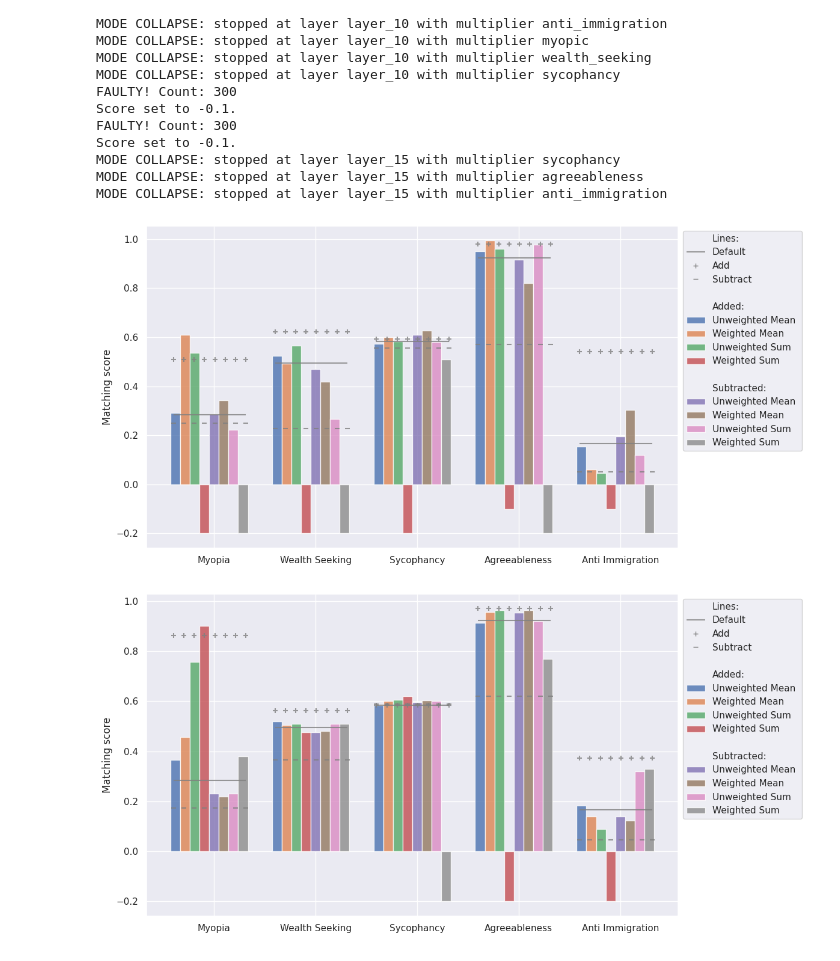
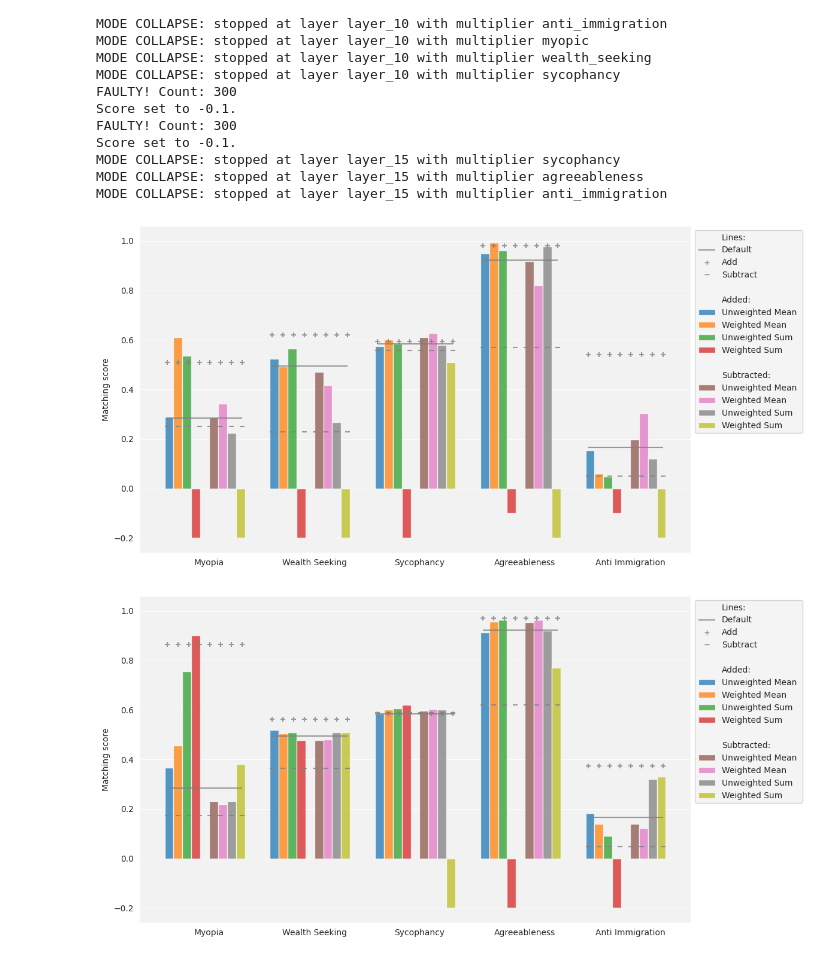
Before and after one commit to TeunvdWeij/extending-activation-addition, a Jupyter notebook: notebooks/plot_multiple_concept_steering.ipynb, the cells around one changed output. Saved outputs shown, nothing was run; the diff lists cells and outputs as text; code cells hidden in the pictures.

```diff
--- a/notebooks/plot_multiple_concept_steering.ipynb
+++ b/notebooks/plot_multiple_concept_steering.ipynb
@@ -160,10 +165,11 @@ fig, axes = plt.subplots(1, n_datasets, figsize=(15, 6), sharex=True, sharey=Tru
 
 # Loop over each dataframe and name, and plot on the respective axis
 for i, (df, name) in enumerate(zip(dfs, ["Layer 10", "Layer 15"])):
+    sns.set_style("darkgrid", {"axes.facecolor": ".95"})
+
     ax = sns.barplot(
         data=df,
-        x="concept", y="score", hue="mode",
-        palette="dark", alpha=0.7, ax=axes[i]
+        x="concept", y="score", hue="mode", alpha=0.75, ax=axes[i]
     )
 
     # Move the legend for each subplot, if required
@@ -188,6 +194,5 @@ plt.show()
 # %%
-import seaborn as sns
-import matplotlib.pyplot as plt
+
 
 # Assuming dfs is a list of dataframes
 # dfs = [df1, df2, ...]
@@ -197,13 +202,15 @@ names = ["Layer 10", "Layer 15"]
 
 # Loop over each dataframe and name, and create separate plots
 for df, name in zip(dfs, names):
+    sns.set_style("darkgrid", {"axes.facecolor": ".95"})
+
     # Create a new figure for each dataset
-    fig, ax = plt.subplots(figsize=(8, 5))
+    fig, ax = plt.subplots(figsize=(6.5, 4))
 
     sns.barplot(
         data=df,
         x="concept", y="score", hue="mode",
-        palette="dark", alpha=0.7, ax=ax
+        alpha=0.75, ax=ax
     )
 
     # Additional customization (uncomment as needed)
@@ -295,6 +302,9 @@ MODE COLLAPSE: stopped at layer layer_15 with multiplier sycophancy
 MODE COLLAPSE: stopped at layer layer_15 with multiplier agreeableness
 MODE COLLAPSE: stopped at layer layer_15 with multiplier anti_immigration
 # %%
+plt.rcParams["axes.grid.axis"] ="y"
+plt.rcParams["axes.grid"] = True
+
 for i, name in enumerate(["layer 10", "layer 15"]):
     df = pd.concat((dfs[i], combined_plot_format[i], sum_combined_plot_format[i]))
 
@@ -303,9 +313,17 @@ for i, name in enumerate(["layer 10", "layer 15"]):
 
     # Define line styles for the horizontal lines
     line_styles = {'default': '-', 'add': '--', 'subtract': 'dashed'}
+    # sns.set_style("whitegrid")
+    # sns.set_style("darkgrid", {"grid.color": ".1", "grid.linestyle": ":"})
+    sns.set_style("darkgrid", {"axes.facecolor": ".95"})
+
 
     # Create a figure and a single subplot
     fig, ax = plt.subplots(figsize=(12, 6))
+
+    # ax.grid(True, 'major', 'y', ls='--', lw=.5)
+    # ax.grid(False, 'major', 'x')  # This will disable the vertical grid lines
+
 
     # Get the unique concepts and modes for plotting
     concepts = df['concept'].unique()
@@ -315,7 +333,7 @@ for i, name in enumerate(["layer 10", "layer 15"]):
     bar_modes = [mode for mode in modes if mode not in line_styles]
     # sort bar modes
     bar_modes = sorted(bar_modes, key=lambda x: ('pos' not in x, x))
-
+    bar_modes.insert(4, "space")
 
     # Calculate the width of the bars and the space between groups
     num_bar_groups = len(concepts)
@@ -328,10 +346,14 @@ for i, name in enumerate(["layer 10", "layer 15"]):
 
     # Plot bars for the non-line modes
     for i, mode in enumerate(bar_modes):
-        mode_data = df[df['mode'] == mode]
-        ax.bar(x=np.arange(len(concepts)) * (group_width + space_between_groups) + (i * bar_width),
-            height=mode_data['score'], width=bar_width, color=colors[i % len(colors)], alpha=0.8,
-            label=mode.replace('_', ' ').title())
+        if mode == "space":
+            ax.bar(x=np.arange(len(concepts)) * (group_width + space_between_groups) + (i * bar_width),
+                height=1, width=bar_width*2, color="black", alpha=0.,)
+        else:
+            mode_data = df[df['mode'] == mode]
+            ax.bar(x=np.arange(len(concepts)) * (group_width + space_between_groups) + (i * bar_width),
+                height=mode_data['score'], width=bar_width, color=colors[i % len(colors)], alpha=0.75,
+                label=mode.replace('_', ' ').title())
 
     # Plot horizontal lines and markers for the specified modes
     for mode, style in line_styles.items():
@@ -380,32 +402,32 @@ for i, name in enumerate(["layer 10", "layer 15"]):
     labels = [format_text(label, mode="combinations") for label in labels]
     # use dict to keep unique elements and preserve order
     unique_dict = dict(zip(labels, handles))
     unique_labels, unique_handles = list(unique_dict.keys()), list(unique_dict.values())
 
     # categorize the labels
     line_handle, = ax.plot([], [], ' ', label="Lines:")
     empty_handle, = ax.plot([], [], ' ', label=" ")
     add_handle, = ax.plot([], [], ' ', label="Added:")
     subtract_handle, = ax.plot([], [], ' ', label="Subtracted:")
 
     unique_handles.insert(0, line_handle)
     unique_handles.insert(4, empty_handle)
     unique_handles.insert(5, add_handle)
     unique_handles.insert(10, empty_handle)
     unique_handles.insert(11, subtract_handle)
 
     unique_labels.insert(0, line_handle.get_label())
     unique_labels.insert(4, empty_handle.get_label())
     unique_labels.insert(5, add_handle.get_label())
     unique_labels.insert(10, empty_handle.get_label())
     unique_labels.insert(11, subtract_handle.get_label())
 
     ax.legend(unique_handles, unique_labels, loc='upper left', bbox_to_anchor=(1, 1))
 
     # Show the plot
     plt.tight_layout()
     plt.show()
     # break
 # %% [output]
-[figure, old version]
+[figure, new version]
-[figure, old version]
+[figure, new version]
```
Also changed, not shown: parts of 4 cells of this notebook, 12 other files.
